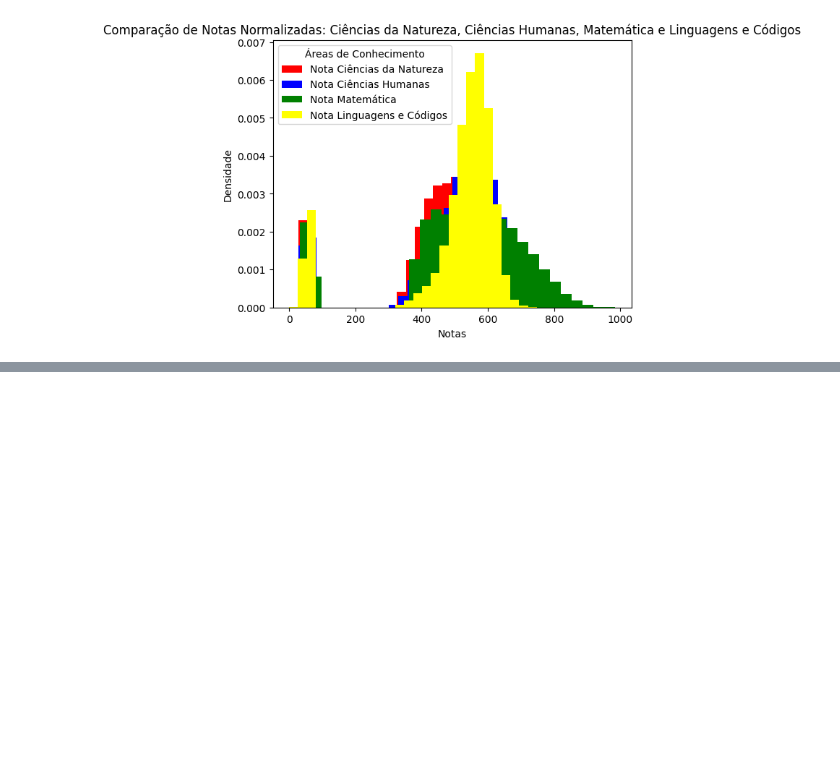
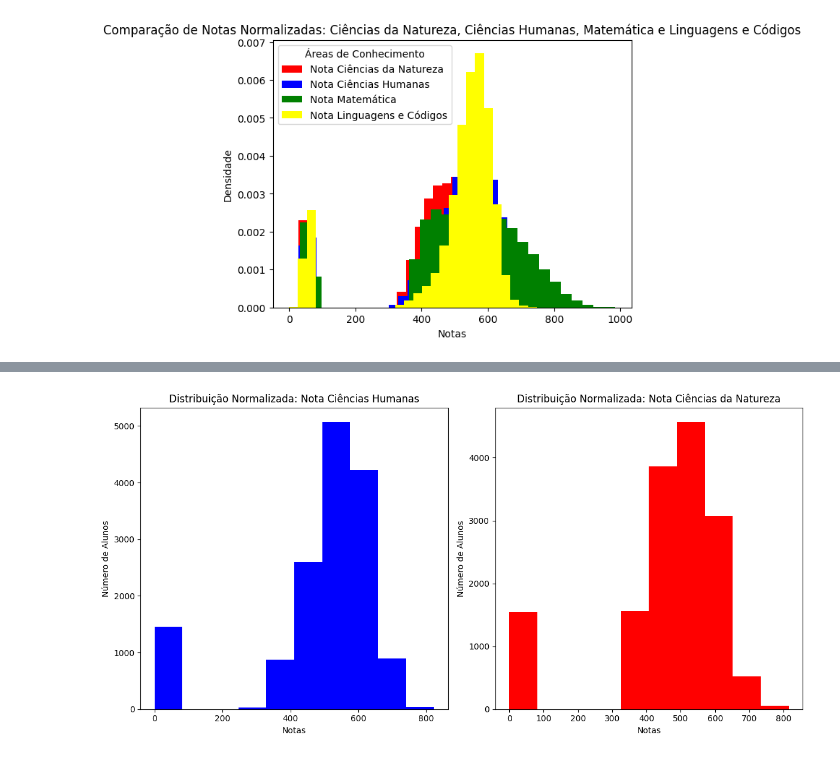
Before and after one commit to Jpns2002/analise-estatistica-enem-2019, a Jupyter notebook: tratamento_enem_2019_corrigido.ipynb, the cells around one changed output, grey strips where cells are left out. Drawn from its saved outputs; the diff is of its cells as text; code cells hidden in the pictures; blank space fills up the shorter version.

```diff
--- a/tratamento_enem_2019_corrigido.ipynb
+++ b/tratamento_enem_2019_corrigido.ipynb
@@ -1371,0 +1389,26 @@ plt.show()
+# %%
+plt.figure(figsize=(12, 6))
+
+# Primeiro Gráfico - Nota de Ciências Humanas
+# subplot(1, 2, 1): cria uma grade de subplots com 1 linha e 2 colunas, e ativa o primeiro subplot
+plt.subplot(1, 2, 1)
+plt.hist(dados_campinas['Nota Ciências Humanas'], bins=10, color='blue', histtype='stepfilled', density=False)
+plt.title('Distribuição Normalizada: Nota Ciências Humanas')
+plt.xlabel('Notas')
+plt.ylabel('Número de Alunos')
+
+# Segundo Gráfico - Nota de Ciências da Natureza
+plt.subplot(1, 2, 2)
+plt.hist(dados_campinas['Nota Ciências da Natureza'], bins=10, color='red', histtype='stepfilled', density=False)
+plt.title('Distribuição Normalizada: Nota Ciências da Natureza')
+plt.xlabel('Notas')
+plt.ylabel('Número de Alunos')
+
+# Ajuste do layot
+plt.tight_layout()
+plt.show()
+
+# o Eixo y é a densidade, que é a razão entre a frequência de um intervalo e o número total de dados
+# o Eixo x é a nota, que é a variável contínua que estamos analisando
+# %% [output]
+[figure, added]
```
Also changed, not shown: parts of 6 cells of this notebook.
